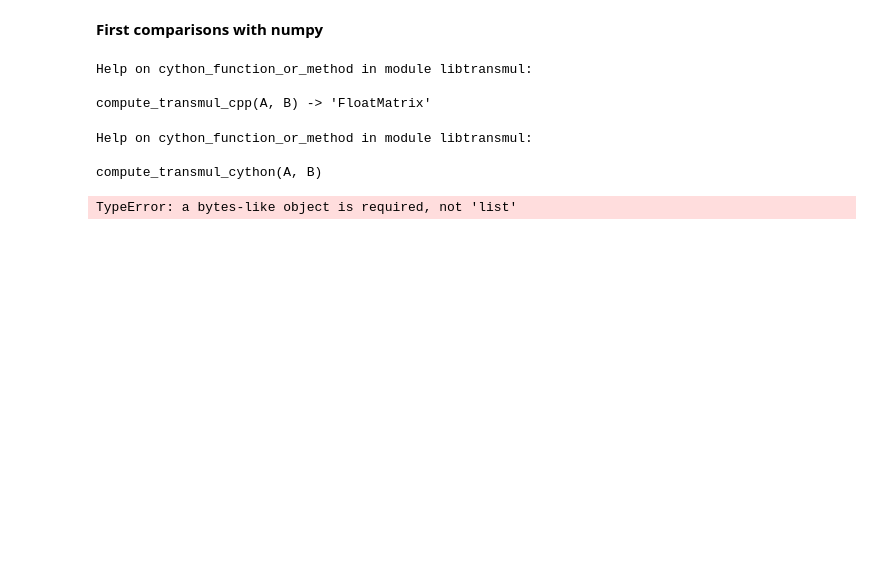
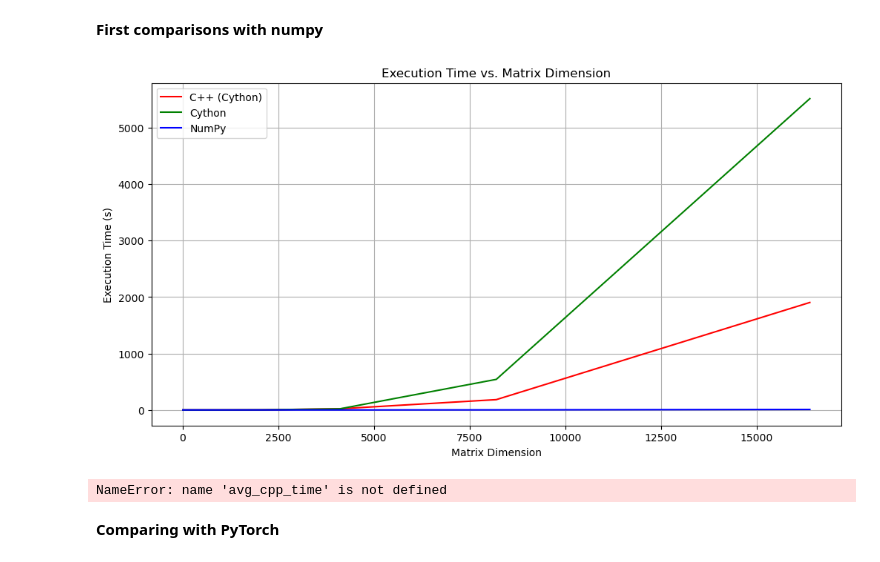
Before and after one commit to JulesBrable/parallel_computing, a Jupyter notebook: comparisons_notebook.ipynb, the cells around one changed output. Cells and saved outputs as stored; diff of their text form; code cells hidden in the pictures; blank space fills up the shorter version.

```diff
--- a/comparisons_notebook.ipynb
+++ b/comparisons_notebook.ipynb
@@ -26,3 +26,6 @@ def measure_time(func, *args):
     result = func(*args)
     end_time = time.time()
     return end_time - start_time, result
+# %%
+def numpy_to_FloatMatrix(np_array):
+    return [[float(x) for x in row] for row in np_array]
@@ -28,0 +39,6 @@ def measure_time(func, *args):
+# %%
+A = np.array([[1.0, 2.0], [3.0, 4.0]], dtype=np.float32)
+B = np.array([[5.0, 6.0], [7.0, 8.0]], dtype=np.float32)
+
+A_list = numpy_to_FloatMatrix(A)
+B_list = numpy_to_FloatMatrix(B)
@@ -42,24 +74,0 @@ def numpy_function(A, B):
-# %%
-help(compute_transmul_cpp)
-# %% [output]
-Help on cython_function_or_method in module libtransmul:
-
-compute_transmul_cpp(A, B) -> 'FloatMatrix'
-# %%
-help(compute_transmul_cython)
-# %% [output]
-Help on cython_function_or_method in module libtransmul:
-
-compute_transmul_cython(A, B)
-# %%
-for size in sizes:
-    A = generate_random_matrix(size)
-    B = generate_random_matrix(size)
-
-    cpp_time, _ = measure_time(compute_transmul_cython, A.tolist(), B.tolist())
-    cpp_times_mult.append(cpp_time)
-
-    numpy_time, _ = measure_time(numpy_function, A, B)
-    numpy_times_mult.append(numpy_time)
-# %% [output]
-TypeError: a bytes-like object is required, not 'list'
@@ -66,13 +108,30 @@ TypeError: a bytes-like object is required, not 'list'
 # %%
-plt.figure(figsize=(14, 7))
-
-plt.plot(sizes, cpp_times_mult, label='C++ Operation')
-plt.plot(sizes, numpy_times_mult, label='NumPy Operation')
-plt.xlabel('Matrix Size')
-plt.ylabel('Time (s)')
+plt.figure(figsize=(12, 6))
+plt.plot(dims, cpp_times, label='C++ (Cython)', color='r')
+plt.plot(dims, cython_times, label='Cython', color='g')
+plt.plot(dims, numpy_times, label='NumPy', color='b')
+plt.xlabel('Matrix Dimension')
+plt.ylabel('Execution Time (s)')
+plt.title('Execution Time vs. Matrix Dimension')
 plt.legend()
-plt.title('Matrix Multiplication and Transposition Performance')
-
-
-plt.tight_layout()
+plt.grid(True)
 plt.show()
+# %% [output]
+[figure, added]
+# %%
+print("Average time taken by C++ function wrapped by Cython:", avg_cpp_time)
+print("Average time taken by Cython function:", avg_cython_time)
+print("Average time taken by NumPy function:", avg_numpy_time)
+
+# Plotting the execution times
+labels = ['C++ (Cython)', 'Cython', 'NumPy']
+avg_times = [avg_cpp_time, avg_cython_time, avg_numpy_time]
+
+plt.bar(labels, avg_times, color=['red', 'green', 'blue'])
+plt.ylabel('Average Execution Time (s)')
+plt.title('Comparison of Execution Times')
+plt.show()
+# %% [output]
+NameError: name 'avg_cpp_time' is not defined
+# %% [markdown]
+**Comparing with PyTorch**
```
Also changed, not shown: parts of 8 cells of this notebook.
